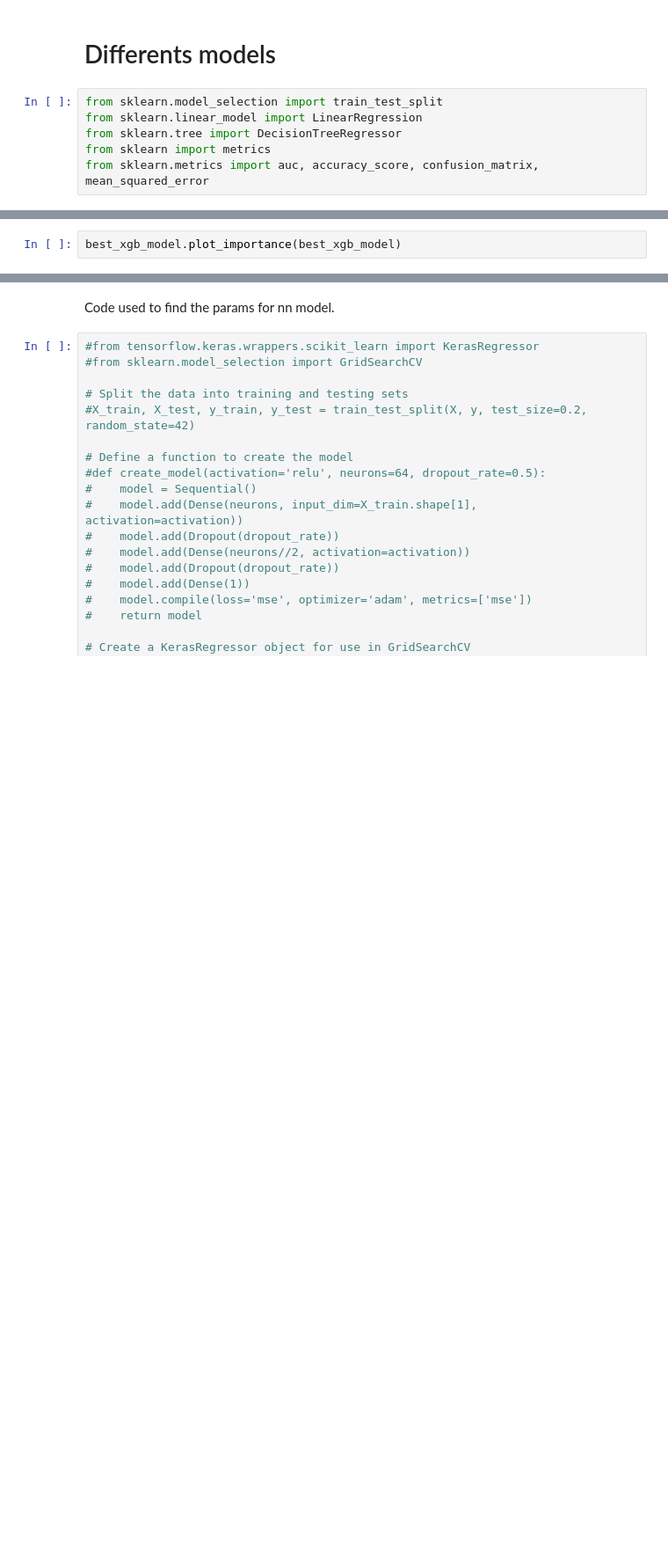
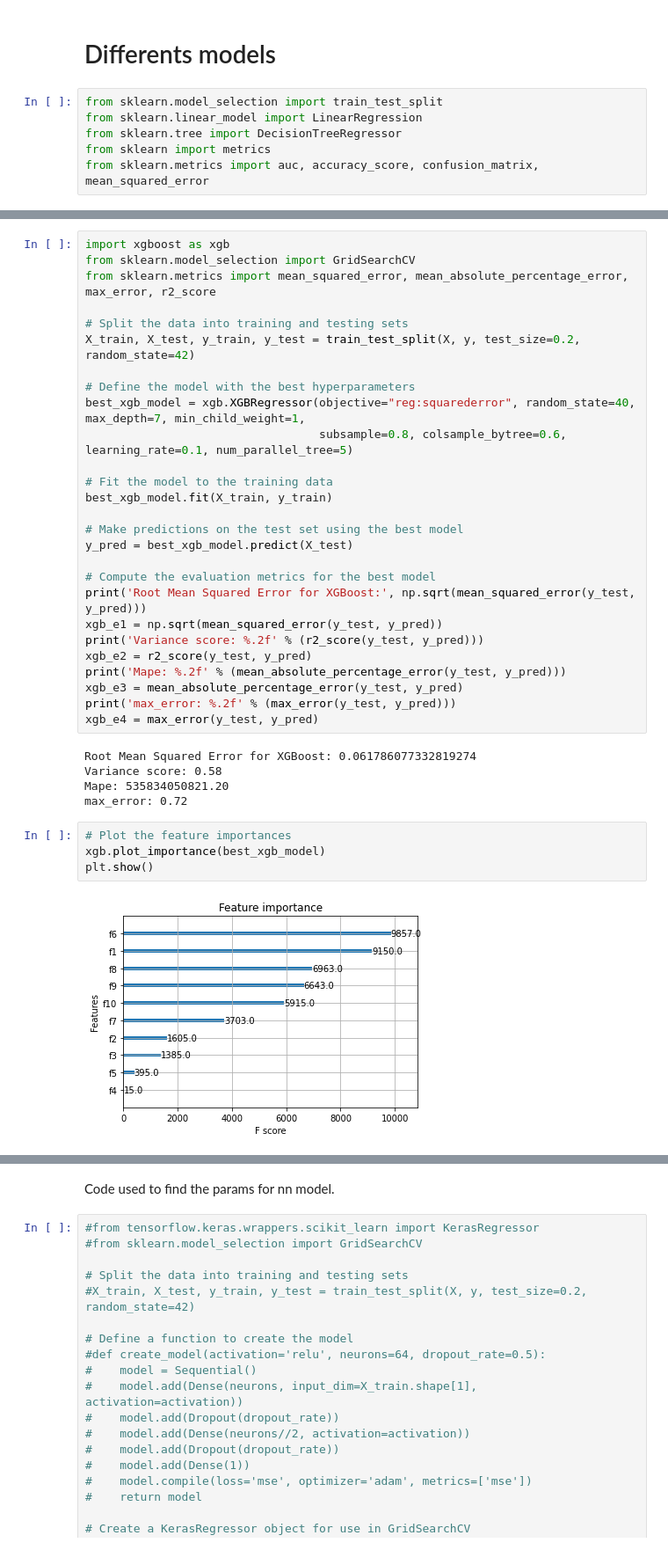
Before and after one commit to Alan-Hans/Challenge-Data-Scientist, a Jupyter notebook: solution.ipynb, the cells around one changed output, grey strips where cells are left out. Shown at 88% size. Saved outputs shown, nothing was run; the diff lists cells and outputs as text; blank space fills up the shorter version.

```diff
--- a/solution.ipynb
+++ b/solution.ipynb
@@ -921,5 +963,41 @@ Best score: -0.5531640844928655
-# %%
-best_xgb_model.plot_importance(best_xgb_model)
+# %%
+import xgboost as xgb
+from sklearn.model_selection import GridSearchCV
+from sklearn.metrics import mean_squared_error, mean_absolute_percentage_error, max_error, r2_score
+
+# Split the data into training and testing sets
+X_train, X_test, y_train, y_test = train_test_split(X, y, test_size=0.2, random_state=42)
+
+# Define the model with the best hyperparameters
+best_xgb_model = xgb.XGBRegressor(objective="reg:squarederror", random_state=40, max_depth=7, min_child_weight=1,
+                                  subsample=0.8, colsample_bytree=0.6, learning_rate=0.1, num_parallel_tree=5)
+
+# Fit the model to the training data
+best_xgb_model.fit(X_train, y_train)
+
+# Make predictions on the test set using the best model
+y_pred = best_xgb_model.predict(X_test)
+
+# Compute the evaluation metrics for the best model
+print('Root Mean Squared Error for XGBoost:', np.sqrt(mean_squared_error(y_test, y_pred)))
+xgb_e1 = np.sqrt(mean_squared_error(y_test, y_pred))
+print('Variance score: %.2f' % (r2_score(y_test, y_pred)))
+xgb_e2 = r2_score(y_test, y_pred)
+print('Mape: %.2f' % (mean_absolute_percentage_error(y_test, y_pred)))
+xgb_e3 = mean_absolute_percentage_error(y_test, y_pred)
+print('max_error: %.2f' % (max_error(y_test, y_pred)))
+xgb_e4 = max_error(y_test, y_pred)
+# %% [output]
+Root Mean Squared Error for XGBoost: 0.061786077332819274
+Variance score: 0.58
+Mape: 535834050821.20
+max_error: 0.72
+# %%
+# Plot the feature importances
+xgb.plot_importance(best_xgb_model)
+plt.show()
+# %% [output]
+[figure, added]
 # %%
 from tensorflow.keras.models import Sequential
 from tensorflow.keras.layers import Dense, Dropout
```
Also changed, not shown: parts of 16 cells of this notebook.
